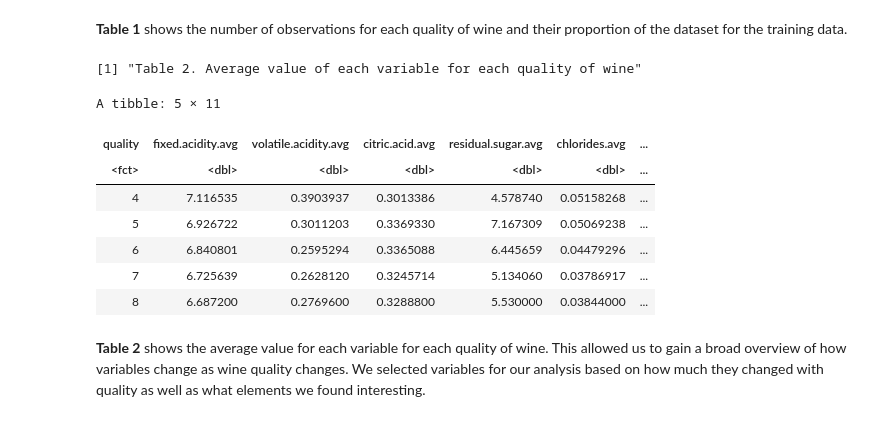
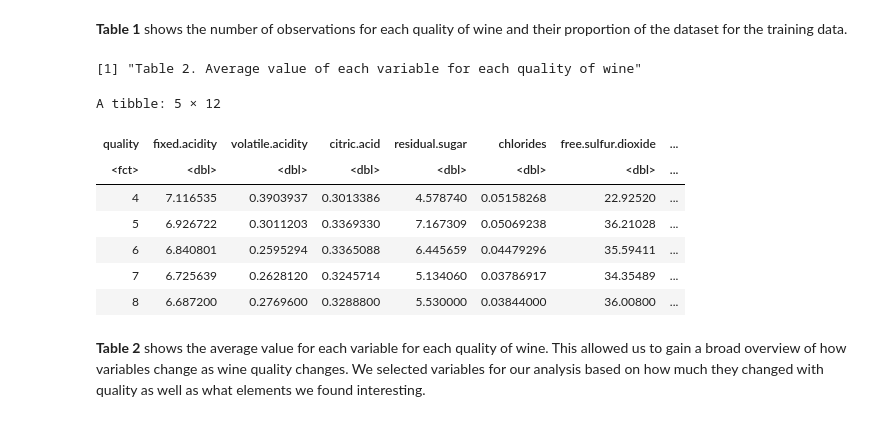
Before and after one commit to rileywheadon/dsci100-project-proposal, a Jupyter notebook: project_final_report.ipynb, the cells around one changed output. Cells and saved outputs as stored; diff of their text form; code cells hidden in the pictures.

```diff
--- a/project_final_report.ipynb
+++ b/project_final_report.ipynb
@@ -70,7 +70,7 @@ dbl (12): fixed acidity, volatile acidity, citric acid, residual sugar, chlo...
 # %%
 wine <- wine |>
     filter(quality > 3 & quality < 9) |>
-    mutate(quality = as_factor(quality))
+    mutate(quality = as.factor(quality))
 
 colnames(wine) <- make.names(colnames(wine))
 head(wine)
@@ -115,62 +116,22 @@ A tibble: 5 × 3
 # %% [markdown]
 **Table 1** shows the number of observations for each quality of wine and their proportion of the dataset for the training data.
 # %%
-# See the average value of each variable for each quality of wine
-fixed.acidity_column <- group_by(wine_training, quality) |>
-    summarize(fixed.acidity.avg = mean(fixed.acidity))
+"Table 2. Average value of each variable for each quality of wine"
+quality_averages <- wine_training |>
+    group_by(quality) |>
+    summarise(across(everything(), mean))
 
-volatile.acidity_column <- group_by(wine_training, quality) |>
-    summarize(volatile.acidity.avg = mean(volatile.acidity)) |>
-    select(-quality)
-
-citric.acid_column <- group_by(wine_training, quality) |>
-    summarize(citric.acid.avg = mean(citric.acid)) |>
-    select(-quality)
-
-residual.sugar_column <- group_by(wine_training, quality) |>
-    summarize(residual.sugar.avg = mean(residual.sugar)) |>
-    select(-quality)
-
-chlorides_column <- group_by(wine_training, quality) |>
-    summarize(chlorides.avg = mean(chlorides)) |>
-    select(-quality)
-
-free.sulfur.dioxide_column <- group_by(wine_training, quality) |>
-    summarize(free.sulfur.dioxide.avg = mean(free.sulfur.dioxide)) |>
-    select(-quality)
-
-density_column <- group_by(wine_training, quality) |>
-    summarize(density.avg = mean(density)) |>
-    select(-quality)
-
-pH_column <- group_by(wine_training, quality) |>
-    summarize(pH.avg = mean(pH)) |>
-    select(-quality)
-
-sulphates_column <- group_by(wine_training, quality) |>
-    summarize(sulphates.avg = mean(sulphates)) |>
-    select(-quality)
-
-alcohol_column <- group_by(wine_training, quality) |>
-    summarize(alcohol.avg = mean(alcohol)) |>
-    select(-quality)
-
-quality_averages <- bind_cols(fixed.acidity_column, volatile.acidity_column, citric.acid_column,
-                              residual.sugar_column, chlorides_column, free.sulfur.dioxide_column,
-                              density_column, pH_column, sulphates_column, alcohol_column)
-
-"Table 2. Average value of each variable for each quality of wine"
 quality_averages
 # %% [output]
 [1] "Table 2. Average value of each variable for each quality of wine"
-A tibble: 5 × 11
+A tibble: 5 × 12
-| quality | fixed.acidity.avg | volatile.acidity.avg | citric.acid.avg | residual.sugar.avg | chlorides.avg | ... |
-| <fct> | <dbl> | <dbl> | <dbl> | <dbl> | <dbl> | ... |
-| 4 | 7.116535 | 0.3903937 | 0.3013386 | 4.578740 | 0.05158268 | ... |
-| 5 | 6.926722 | 0.3011203 | 0.3369330 | 7.167309 | 0.05069238 | ... |
-| 6 | 6.840801 | 0.2595294 | 0.3365088 | 6.445659 | 0.04479296 | ... |
-| 7 | 6.725639 | 0.2628120 | 0.3245714 | 5.134060 | 0.03786917 | ... |
-| 8 | 6.687200 | 0.2769600 | 0.3288800 | 5.530000 | 0.03844000 | ... |
+| quality | fixed.acidity | volatile.acidity | citric.acid | residual.sugar | chlorides | free.sulfur.dioxide | ... |
+| <fct> | <dbl> | <dbl> | <dbl> | <dbl> | <dbl> | <dbl> | ... |
+| 4 | 7.116535 | 0.3903937 | 0.3013386 | 4.578740 | 0.05158268 | 22.92520 | ... |
+| 5 | 6.926722 | 0.3011203 | 0.3369330 | 7.167309 | 0.05069238 | 36.21028 | ... |
+| 6 | 6.840801 | 0.2595294 | 0.3365088 | 6.445659 | 0.04479296 | 35.59411 | ... |
+| 7 | 6.725639 | 0.2628120 | 0.3245714 | 5.134060 | 0.03786917 | 34.35489 | ... |
+| 8 | 6.687200 | 0.2769600 | 0.3288800 | 5.530000 | 0.03844000 | 36.00800 | ... |
 # %% [markdown]
 **Table 2** shows the average value for each variable for each quality of wine. This allowed us to gain a broad overview of how variables change as wine quality changes. We selected variables for our analysis based on how much they changed with quality as well as what elements we found interesting.
 # %% [markdown]
```
Also changed, not shown: parts of 3 cells of this notebook.
